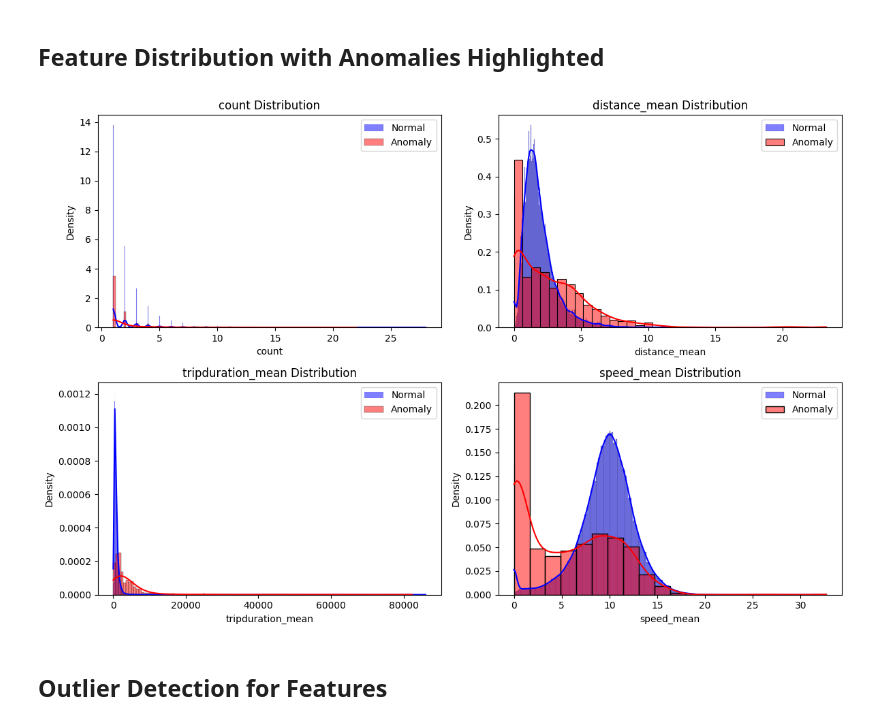
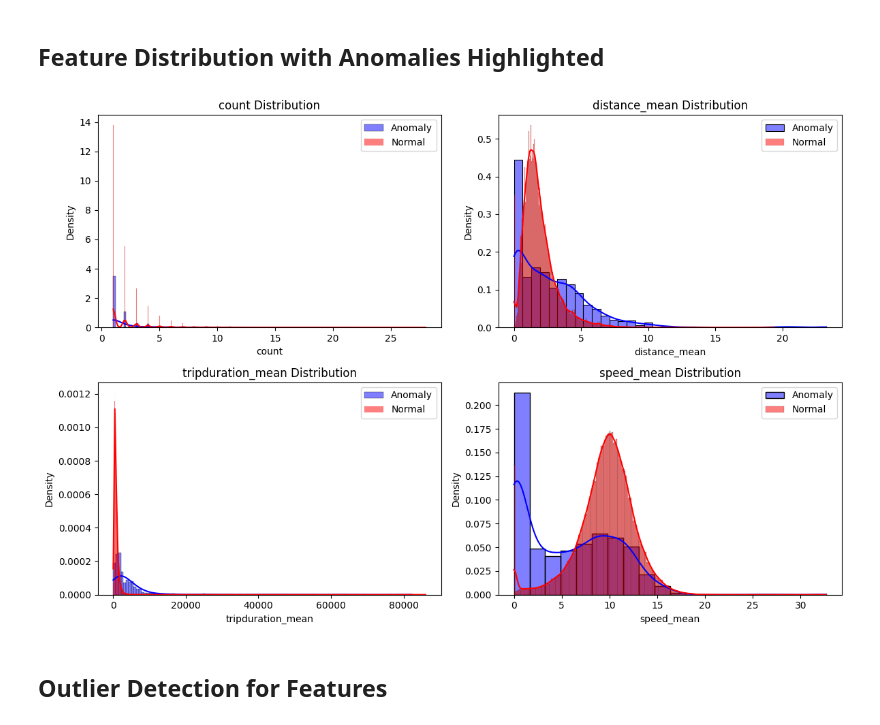
Before and after one commit to elnurisg/anomaly_detection_for_shared_mobility, a Jupyter notebook: station_focus/data_analysis.ipynb, the cells around one changed output. Saved outputs shown, nothing was run; the diff lists cells and outputs as text; code cells hidden in the pictures.

```diff
--- a/station_focus/data_analysis.ipynb
+++ b/station_focus/data_analysis.ipynb
@@ -205,11 +205,11 @@ Anomalies Detected:
 # %%
 # Subset the data for pair plot visualization
 features_for_pairplot = ['count', 'distance_mean', 'tripduration_mean', 'speed_mean', 'temp_mean']
-station_data['anomaly_color'] = station_data['anomaly'].map({1: 'blue', -1: 'red'})
+station_data['anomaly_color'] = station_data['anomaly'].map({-1: 'blue', 1: 'red'})
 
 # Create pair plot with anomalies highlighted
 sns.pairplot(station_data[features_for_pairplot + ['anomaly_color']],
              hue='anomaly_color', palette={'blue': 'blue', 'red': 'red'})
-plt.suptitle('Pair Plot of Anomalies vs Normal Data', y=1.02)
+plt.suptitle('Pair Plot of Anomalies (blue) vs Normal Data (red)', y=1.02)
 plt.show()
 # %% [output]
@@ -219,21 +219,21 @@ plt.show()
 # %%
 # Features to plot
 features = ['count', 'distance_mean', 'tripduration_mean', 'speed_mean']
 
 # Plot histograms
 fig, axes = plt.subplots(2, 2, figsize=(12, 8))
 axes = axes.flatten()
 
 for i, feature in enumerate(features):
-    sns.histplot(station_data[station_data['anomaly'] == 1][feature], color='blue', label='Normal', kde=True, stat='density', ax=axes[i])
-    sns.histplot(station_data[station_data['anomaly'] == -1][feature], color='red', label='Anomaly', kde=True, stat='density', ax=axes[i])
+    sns.histplot(station_data[station_data['anomaly'] == -1][feature], color='blue', label='Anomaly', kde=True, stat='density', ax=axes[i])
+    sns.histplot(station_data[station_data['anomaly'] == 1][feature], color='red', label='Normal', kde=True, stat='density', ax=axes[i])
     axes[i].set_title(f'{feature} Distribution')
     axes[i].legend()
 
 plt.tight_layout()
 plt.show()
 # %% [output]
-[figure, old version]
+[figure, new version]
 # %% [markdown]
 ## Outlier Detection for Features
 # %%
```
Also changed, not shown: parts of 10 cells of this notebook.
